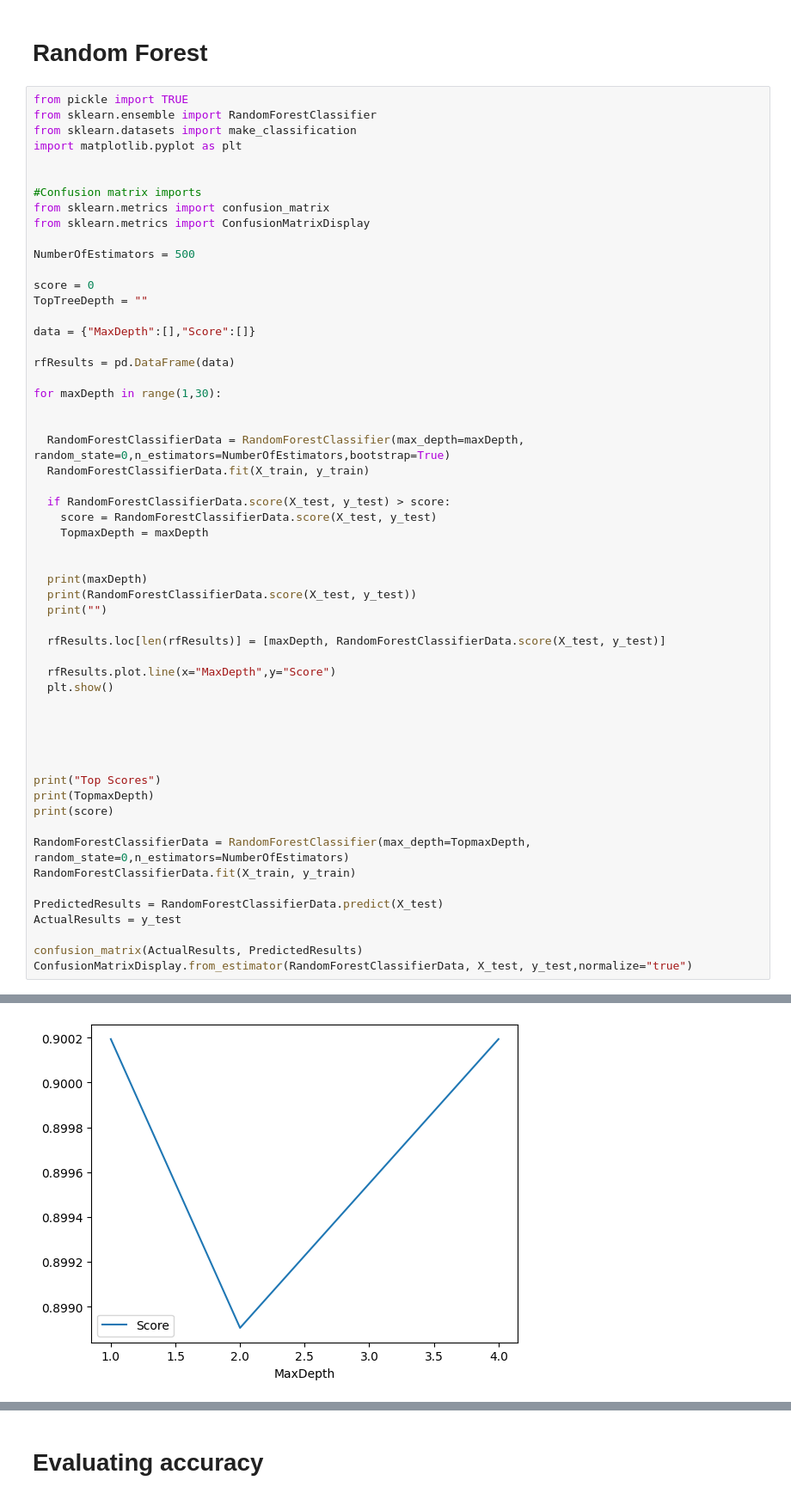
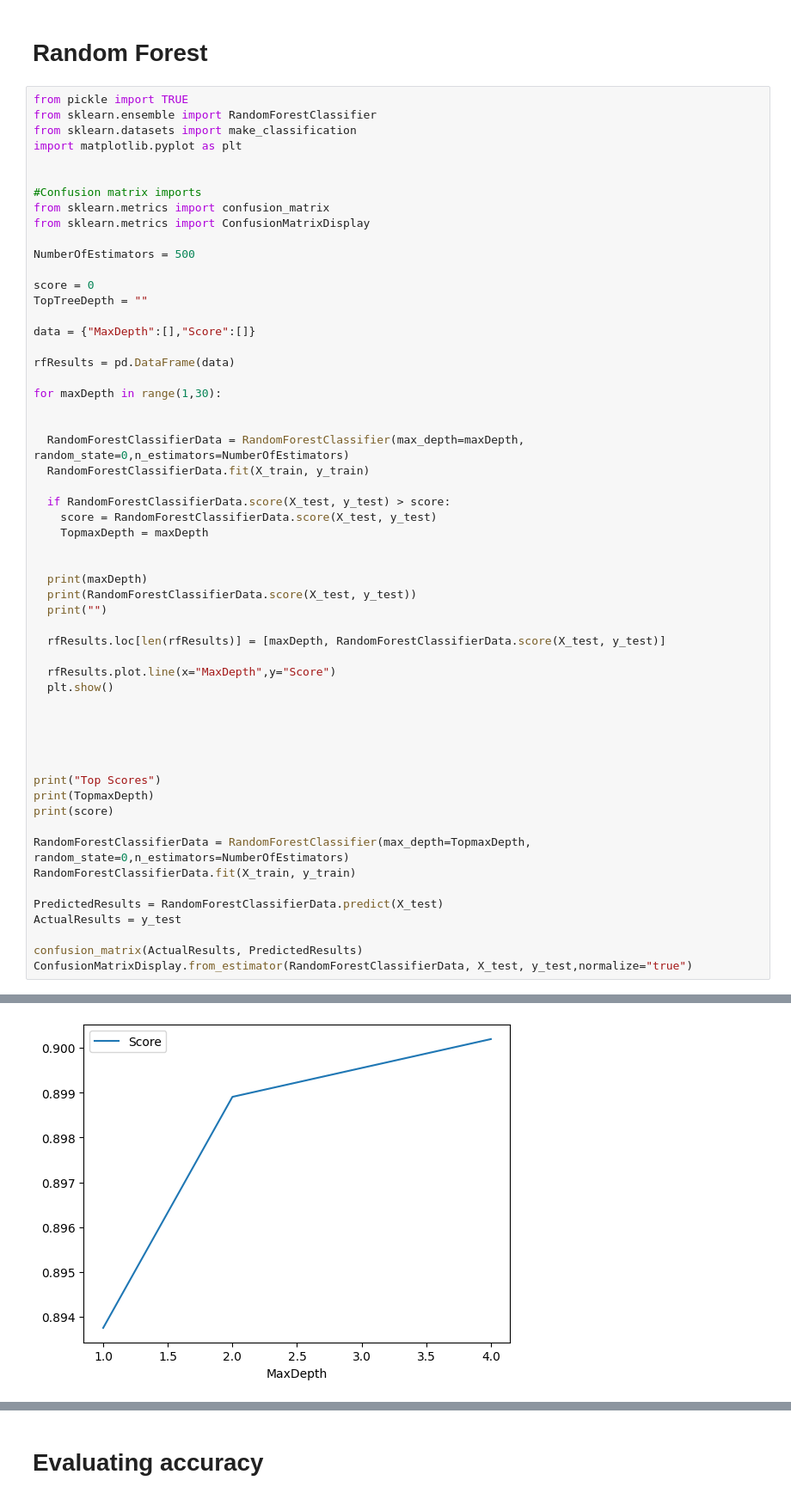
Before and after one commit to LikeMattorSomething/FutureTalentsProjects, a Jupyter notebook: GraceDataMLTests.ipynb, the cells around one changed output, grey strips where cells are left out. Shown at 86% size. Cells and saved outputs as stored; diff of their text form.

```diff
--- a/GraceDataMLTests.ipynb
+++ b/GraceDataMLTests.ipynb
@@ -165,7 +164,7 @@ rfResults = pd.DataFrame(data)
 for maxDepth in range(1,30):
 
 
-  RandomForestClassifierData = RandomForestClassifier(max_depth=maxDepth, random_state=0,n_estimators=NumberOfEstimators,bootstrap=True)
+  RandomForestClassifierData = RandomForestClassifier(max_depth=maxDepth, random_state=0,n_estimators=NumberOfEstimators)
   RandomForestClassifierData.fit(X_train, y_train)
 
   if RandomForestClassifierData.score(X_test, y_test) > score:
@@ -211,4 +210,4 @@ ConfusionMatrixDisplay.from_estimator(RandomForestClassifierData, X_test, y_test
 4
 0.9001931745009659
-[figure, old version]
+[figure, new version]
 5
```
Also changed, not shown: parts of 4 cells of this notebook.
